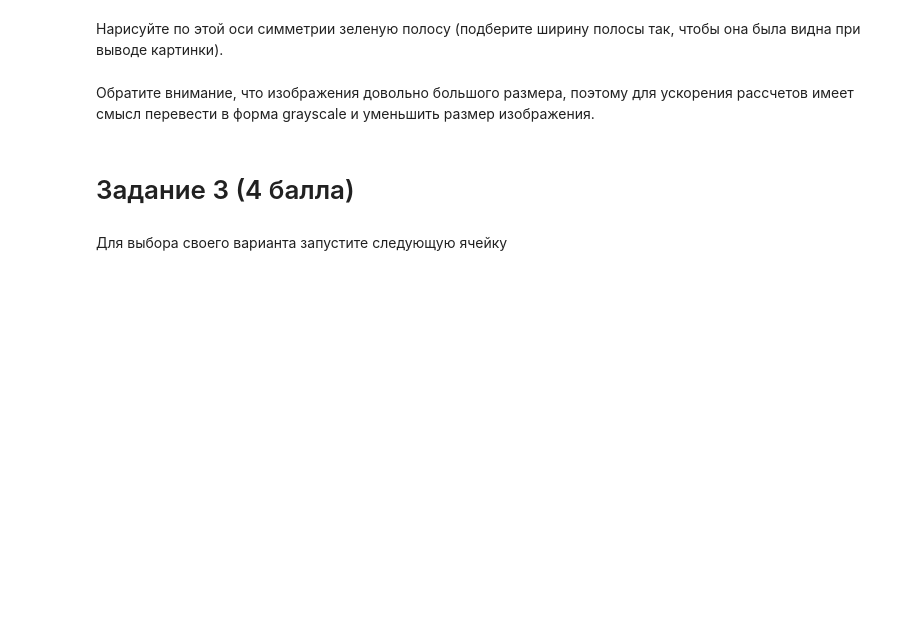
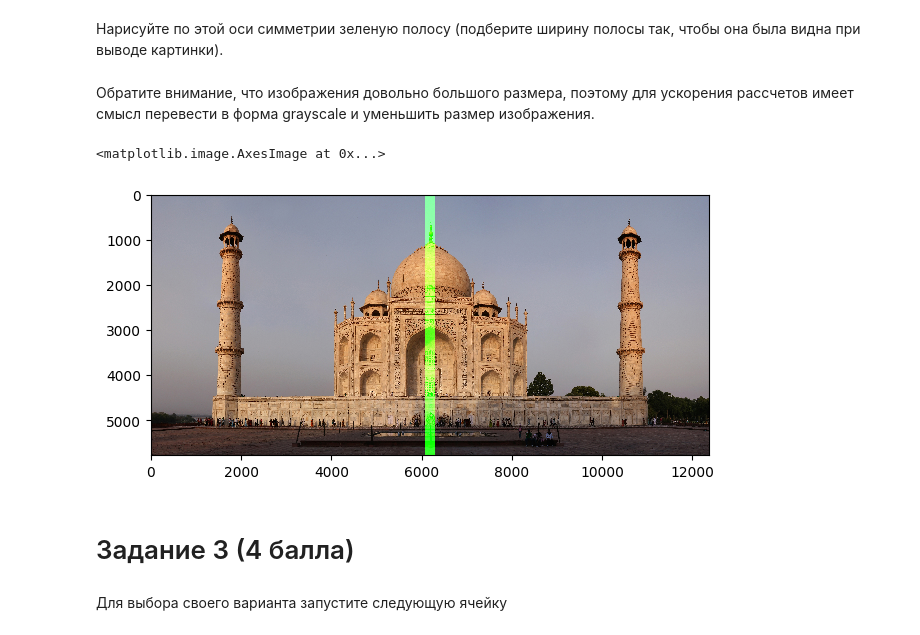
Before and after one commit to ratatatan/itmo-oomd, a Jupyter notebook: Контрольная_1.ipynb, the cells around one changed output. Saved outputs shown, nothing was run; the diff lists cells and outputs as text; code cells hidden in the pictures; blank space fills up the shorter version.

```diff
--- a/Контрольная_1.ipynb
+++ b/Контрольная_1.ipynb
@@ -10,5 +10,5 @@
 from datetime import datetime
 current_datetime = datetime.now()
 print(current_datetime)
-v = 115801 # по умолчанию вписан мой номер
+v = 467730 # по умолчанию вписан мой номер
 # %% [output]
@@ -57,3 +77,48 @@ imshow(pic)
+# %%
+from skimage.transform import rescale
+
+def rgb_to_ycbcr(img):
+  img = img.astype(np.float16)
+  R, G, B = img[:, :, 0], img[:, :, 1], img[:, :, 2]
+  Y = (0.299 * R + 0.587 * G + 0.114 * B)
+  Cb = (-0.1687 * R - 0.3313 * G + 0.5 * B + 128)
+  Cr = (0.5 * R - 0.4187 * G - 0.0813 * B + 128)
+  return np.clip(np.dstack((Y, Cb, Cr)), 0, 255).astype(np.uint8)
+
+
+def ycbcr_to_rgb(img):
+  img = img.astype(np.float16)
+  Y, Cb, Cr = img[:, :, 0], img[:, :, 1], img[:, :, 2]
+  R = (Y + 1.402 * (Cr - 128))
+  G = (Y - 0.34414 * (Cb - 128) - 0.71414 * (Cr - 128))
+  B = (Y + 1.772 * (Cb - 128))
+  return np.clip(np.dstack((R, G, B)), 0, 255).astype(np.uint8)
+
+
+small_pic = rescale(pic, 1/8, anti_aliasing=False)
+
+best_cor = 0
+best_i = 0
+for i in range(small_pic.shape[1]//2-100, small_pic.shape[1]//2):
+    img1 = small_pic[:, :i][:, ::-1]
+    width = img1.shape[1]
+    img2 = small_pic[:, i:i+width]
+
+    cor = (img1 * img2).sum()
+    if cor > best_cor:
+      best_cor = cor
+      best_i = i
+
+true_i = best_i * 8
+true_half_width = min(true_i, pic.shape[1]-true_i)
+
+result = pic.copy()
+result[:, true_i-100:true_i+100, 1] = 255
+result = result[:, true_i-true_half_width:true_i+true_half_width]
+imshow(result)
+# %% [output]
+<matplotlib.image.AxesImage at 0x...>
+[figure, added]
 # %% [markdown]
 # Задание 3 (4 балла)
 # %% [markdown]
```
Also changed, not shown: parts of 8 cells of this notebook.
